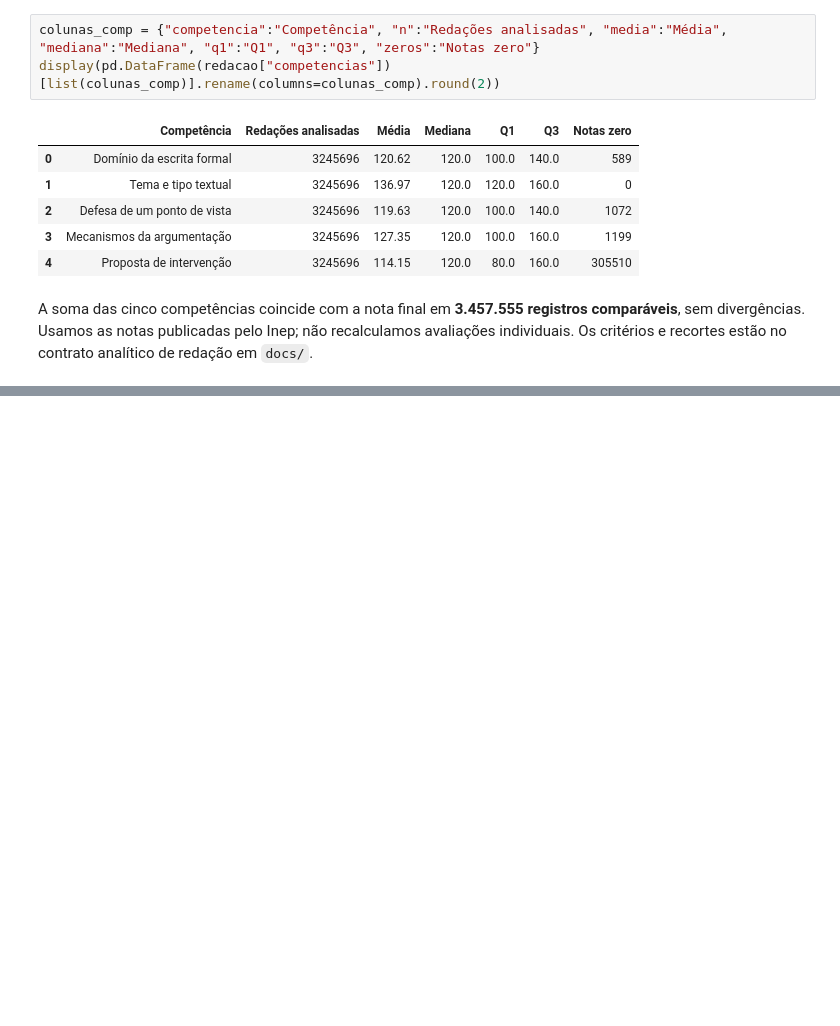
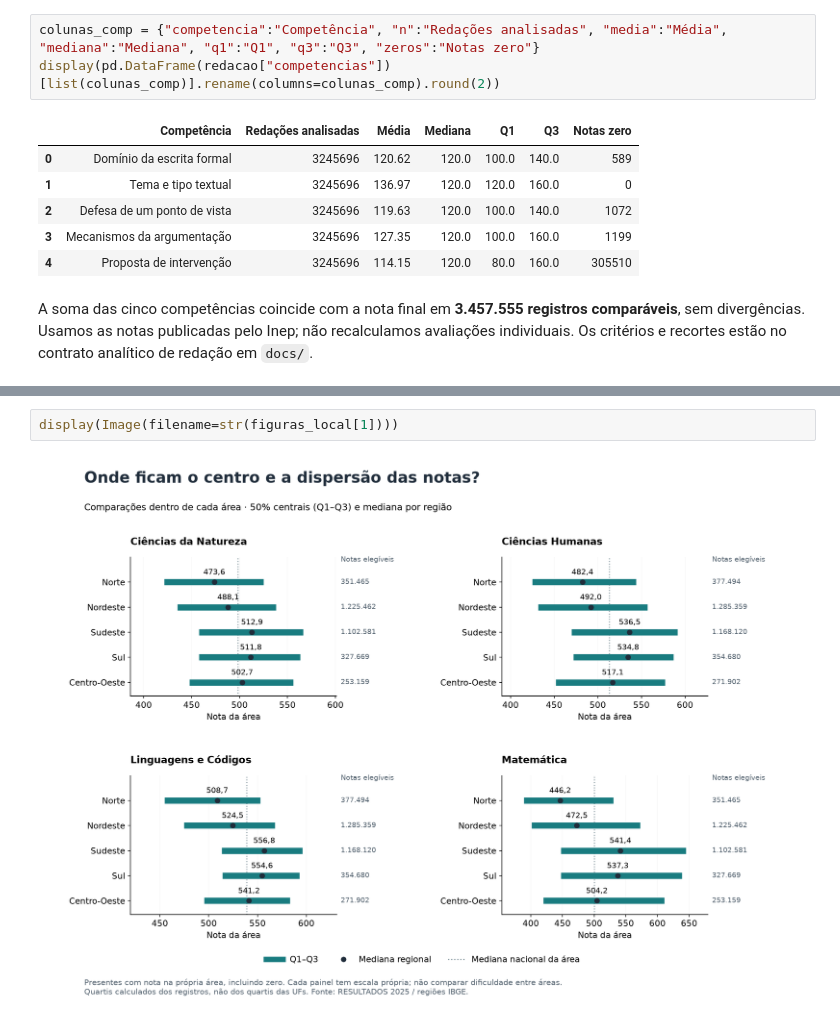
Before and after one commit to pachecosamuel/ENEM-Data-Analysis, a Jupyter notebook: apresentacao/visao_geral_2025.ipynb, the cells around one changed output, grey strips where cells are left out. Saved outputs shown, nothing was run; the diff lists cells and outputs as text; blank space fills up the shorter version.

```diff
--- a/apresentacao/visao_geral_2025.ipynb
+++ b/apresentacao/visao_geral_2025.ipynb
@@ -182,0 +272,4 @@ A soma das cinco competências coincide com a nota final em **3.457.555 registro
+# %%
+display(Image(filename=str(figuras_local[1])))
+# %% [output]
+[figure, added]
```
Also changed, not shown: parts of 19 cells of this notebook, 47 other files.
